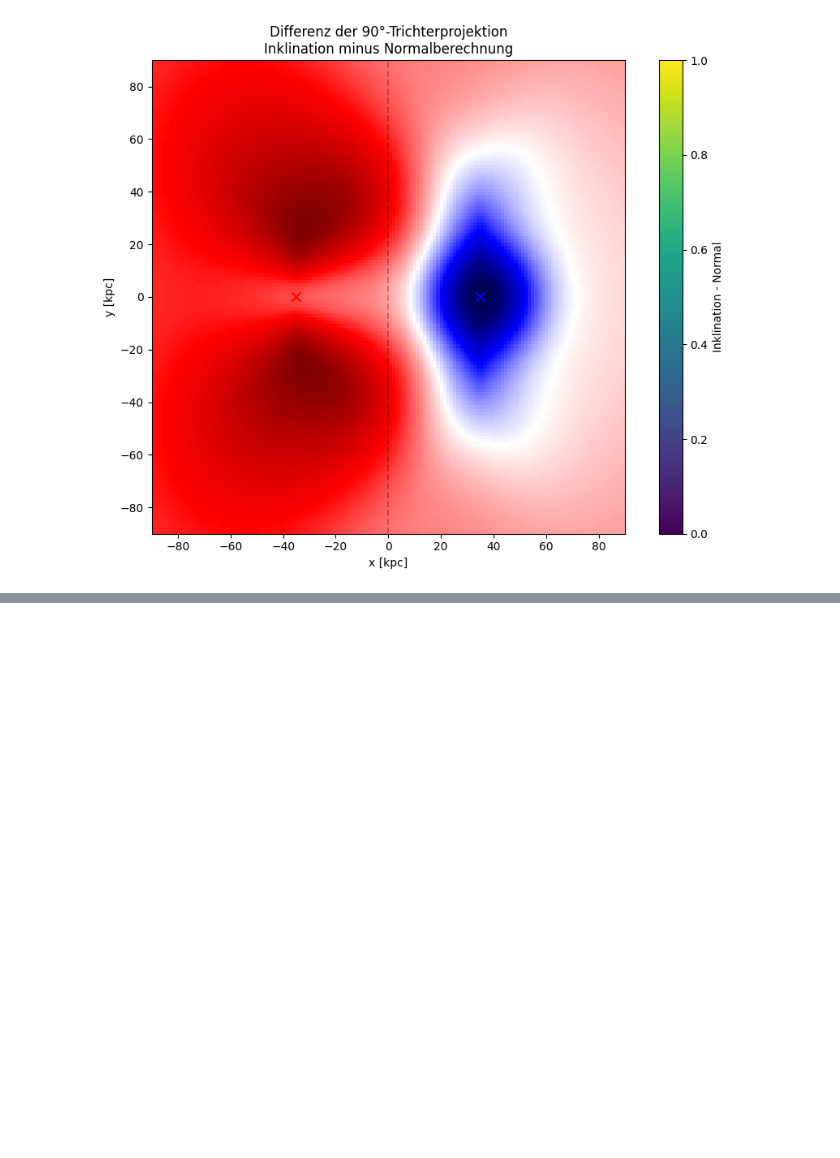
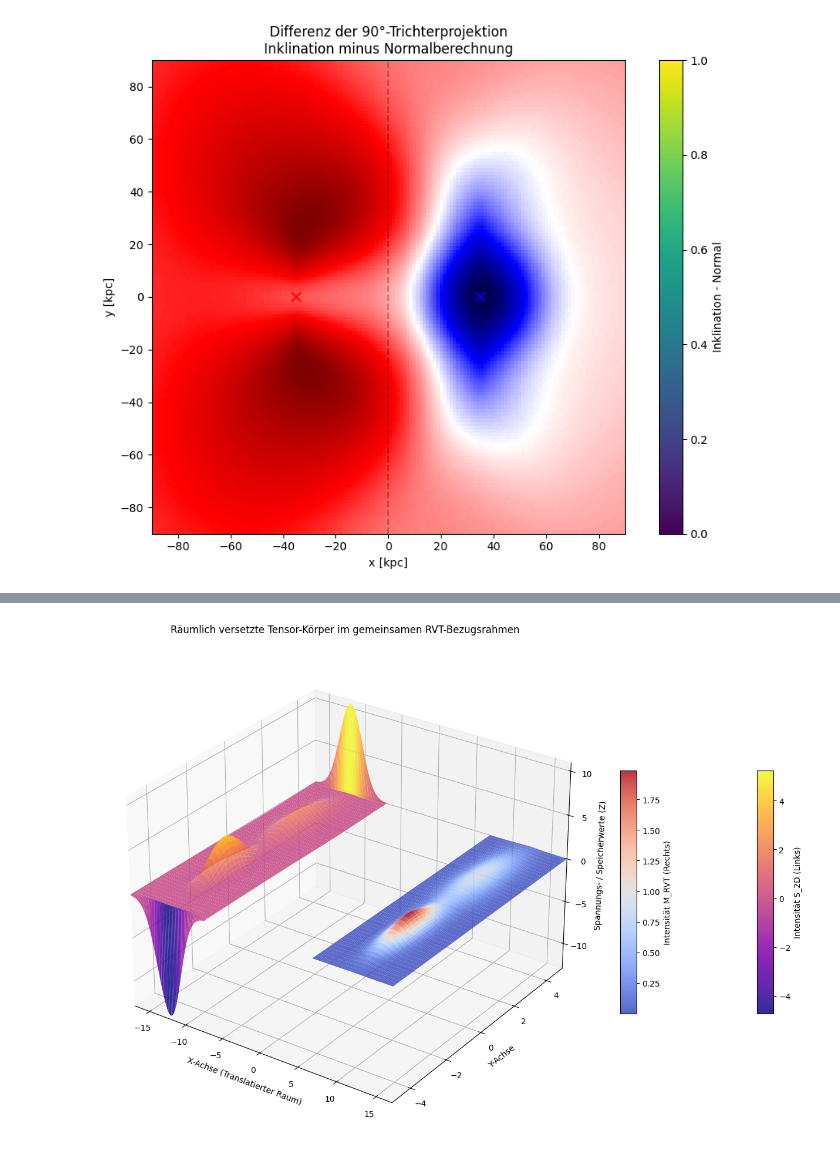
Before and after one commit to Kratzramanis/RVT-Verification, a Jupyter notebook: 3dto2d.ipynb, the cells around one changed output, grey strips where cells are left out. Drawn from its saved outputs; the diff is of its cells as text; code cells hidden in the pictures; blank space fills up the shorter version.

```diff
--- a/3dto2d.ipynb
+++ b/3dto2d.ipynb
@@ -1162,0 +1236,81 @@ relative Funnel-Amplitude Incl M101      = 0.693
+# %%
+import numpy as np
+import matplotlib.pyplot as plt
+from mpl_toolkits.mplot3d import Axes3D
+
+# --- Parameter ---
+N = 100  # Gitterpunkte
+L = 10.0  # Systemgröße
+
+# --- Gitter erstellen ---
+x = np.linspace(-L/2, L/2, N)
+y = np.linspace(-L/2, L/2, N)
+z = np.linspace(-L/2, L/2, N)
+X, Y, Z = np.meshgrid(x, y, z)
+
+# --- Projektionsfelder Xi_1 und Xi_2 ---
+Xi_1 = np.exp(-((X + 2)**2 + Y**2 + Z**2) / (2 * 1.0**2))
+Xi_2 = np.exp(-((X - 2)**2 + Y**2 + Z**2) / (2 * 1.5**2))
+Xi = Xi_1 + Xi_2
+
+# --- RVT-Korrekturtensor E_mu_nu berechnen ---
+dx = L / (N - 1)
+laplace_Xi = (np.roll(Xi, 1, axis=0) + np.roll(Xi, -1, axis=0) +
+             np.roll(Xi, 1, axis=1) + np.roll(Xi, -1, axis=1) +
+             np.roll(Xi, 1, axis=2) + np.roll(Xi, -1, axis=2) -
+             6 * Xi) / (dx**2)
+
+E_xx = (np.roll(Xi, 1, axis=0) + np.roll(Xi, -1, axis=0) - 2 * Xi) / (dx**2) - laplace_Xi
+E_yy = (np.roll(Xi, 1, axis=1) + np.roll(Xi, -1, axis=1) - 2 * Xi) / (dx**2) - laplace_Xi
+E_zz = (np.roll(Xi, 1, axis=2) + np.roll(Xi, -1, axis=2) - 2 * Xi) / (dx**2) - laplace_Xi
+
+# --- Projektion auf 2D-Ebene ---
+S_2D = E_xx + E_yy
+S_perp = E_zz
+M_RVT = S_2D - S_perp
+
+# --- 2D-Schnitt bei z=0 (x-y-Ebene) extrahieren ---
+z_slice = N // 2
+S_2D_slice = S_2D[:, :, z_slice]
+M_RVT_slice = M_RVT[:, :, z_slice]
+
+# Basis-Koordinatennetz (2D)
+X_2D, Y_2D = np.meshgrid(x, y)
+
+# --- Räumliche Versetzung (Translation entlang der X-Achse) ---
+# Delta x definiert den Abstand der Körper zueinander
+delta_x = 12.0
+X_body1 = X_2D - delta_x  # Körper 1 nach links verschoben
+X_body2 = X_2D + delta_x  # Körper 2 nach rechts verschoben
+
+# --- Visualisierung im selben 3D-Koordinatensystem ---
+fig = plt.figure(figsize=(14, 9))
+ax = fig.add_subplot(1, 1, 1, projection='3d')
+
+# Körper 1: 2D-Projektionsspannung S_2D (Plasma-Farbprofil)
+surf1 = ax.plot_surface(X_body1, Y_2D, S_2D_slice.T, cmap='plasma', edgecolor='none', alpha=0.85)
+
+# Körper 2: RVT-Speicherfunktion M_RVT (Coolwarm-Farbprofil)
+surf2 = ax.plot_surface(X_body2, Y_2D, M_RVT_slice.T, cmap='coolwarm', edgecolor='none', alpha=0.85)
+
+# Farbbalken für beide Entitäten zur exakten Skalenablesung
+cbar1 = fig.colorbar(surf1, ax=ax, shrink=0.5, aspect=15, pad=0.05, label='Intensität S_2D (Links)')
+cbar2 = fig.colorbar(surf2, ax=ax, shrink=0.5, aspect=15, pad=0.05, label='Intensität M_RVT (Rechts)')
+
+# Achsen- und Layoutkonfiguration
+ax.set_title('Räumlich versetzte Tensor-Körper im gemeinsamen RVT-Bezugsrahmen', fontsize=12, pad=20)
+ax.set_xlabel('X-Achse (Translatierter Raum)')
+ax.set_ylabel('Y-Achse')
+ax.set_zlabel('Spannungs- / Speicherwerte (Z)')
+
+# Dynamische Skalierung der X-Achse, damit beide Körper vollständig sichtbar sind
+ax.set_xlim(-L/2 - delta_x, L/2 + delta_x)
+ax.set_ylim(-L/2, L/2)
+
+# Kameraperspektive optimieren, um die Lücke und die Hügelstrukturen plastisch zu sehen
+ax.view_init(elev=28, azim=-55)
+
+plt.tight_layout()
+plt.show()
+# %% [output]
+[figure, added]
```
Also changed, not shown: parts of 1 cell of this notebook.
